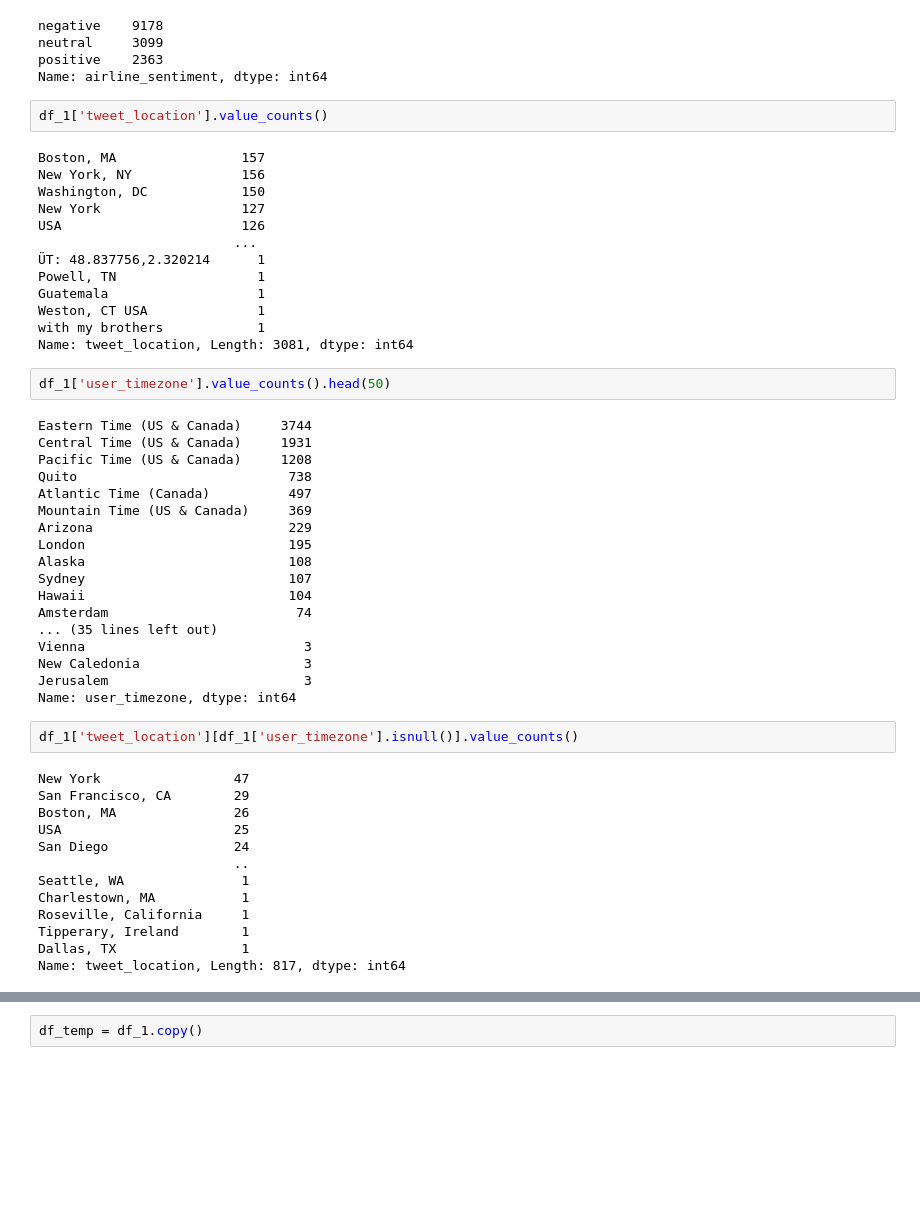
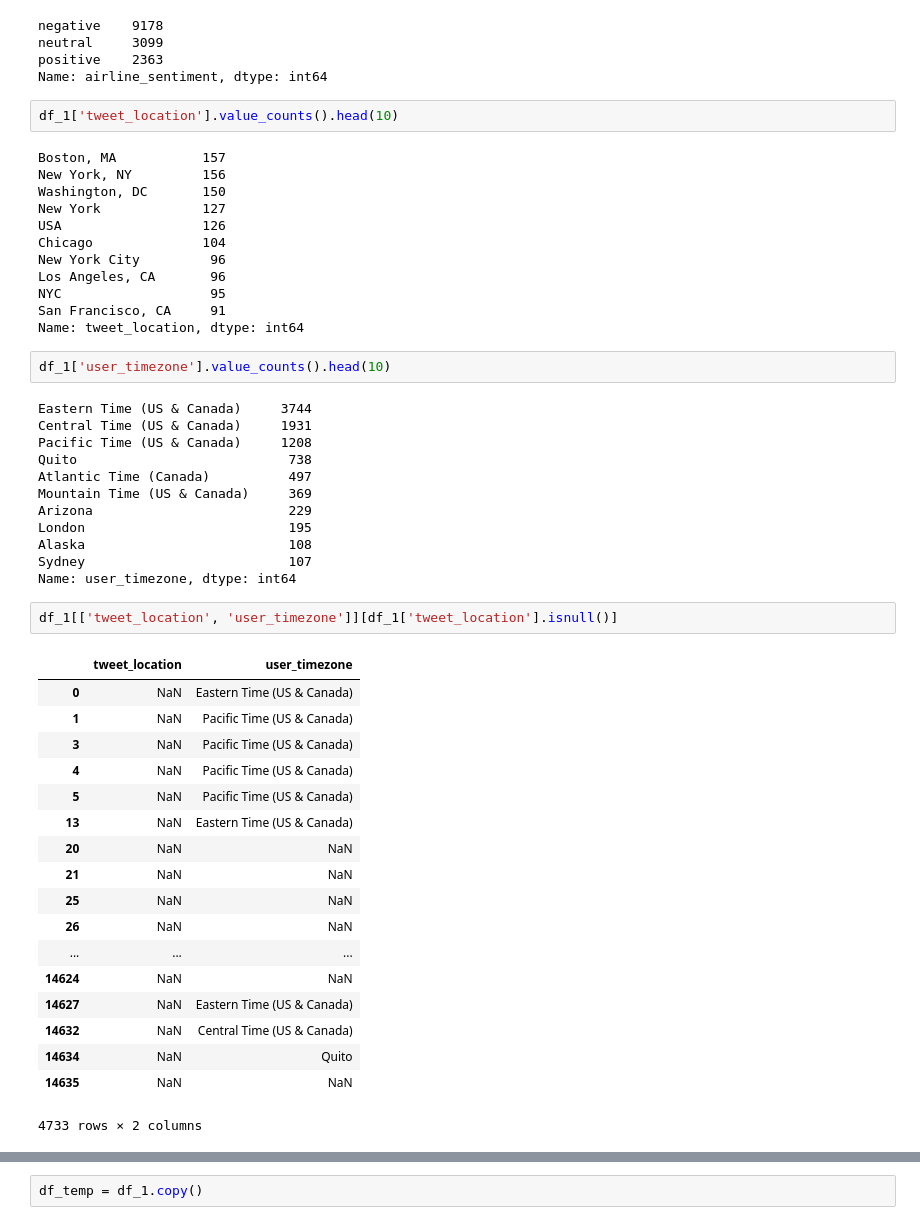
Before and after one commit to willjdew/Airline-Twitter-Sentiment, a Jupyter notebook: notebooks/Twitter_US_Airline_ Sentiment.ipynb, the cells around one changed output, grey strips where cells are left out. Saved outputs shown, nothing was run; the diff lists cells and outputs as text; blank space fills up the shorter version.

```diff
--- a/notebooks/Twitter_US_Airline_ Sentiment.ipynb
+++ b/notebooks/Twitter_US_Airline_ Sentiment.ipynb
@@ -81,22 +81,21 @@ neutral     3099
 positive    2363
 Name: airline_sentiment, dtype: int64
 # %%
-df_1['tweet_location'].value_counts()
+df_1['tweet_location'].value_counts().head(10)
 # %% [output]
-Boston, MA                157
-New York, NY              156
-Washington, DC            150
-New York                  127
-USA                       126
-                         ...
-ÜT: 48.837756,2.320214      1
-Powell, TN                  1
-Guatemala                   1
-Weston, CT USA              1
-with my brothers            1
-Name: tweet_location, Length: 3081, dtype: int64
+Boston, MA           157
+New York, NY         156
+Washington, DC       150
+New York             127
+USA                  126
+Chicago              104
+New York City         96
+Los Angeles, CA       96
+NYC                   95
+San Francisco, CA     91
+Name: tweet_location, dtype: int64
 # %%
-df_1['user_timezone'].value_counts().head(50)
+df_1['user_timezone'].value_counts().head(10)
 # %% [output]
 Eastern Time (US & Canada)     3744
 Central Time (US & Canada)     1931
@@ -108,26 +107,26 @@ Arizona                         229
 London                          195
 Alaska                          108
 Sydney                          107
-Hawaii                          104
-Amsterdam                        74
-... (35 lines left out)
-Vienna                            3
-New Caledonia                     3
-Jerusalem                         3
 Name: user_timezone, dtype: int64
 # %%
-df_1['tweet_location'][df_1['user_timezone'].isnull()].value_counts()
+df_1[['tweet_location', 'user_timezone']][df_1['tweet_location'].isnull()]
 # %% [output]
+|  | tweet_location | user_timezone |
+| 0 | NaN | Eastern Time (US & Canada) |
+| 1 | NaN | Pacific Time (US & Canada) |
+| 3 | NaN | Pacific Time (US & Canada) |
+| 4 | NaN | Pacific Time (US & Canada) |
+| 5 | NaN | Pacific Time (US & Canada) |
+| 13 | NaN | Eastern Time (US & Canada) |
+| 20 | NaN | NaN |
+| 21 | NaN | NaN |
+| 25 | NaN | NaN |
+| 26 | NaN | NaN |
+| ... | ... | ... |
+| 14624 | NaN | NaN |
+| 14627 | NaN | Eastern Time (US & Canada) |
+| 14632 | NaN | Central Time (US & Canada) |
+| 14634 | NaN | Quito |
+| 14635 | NaN | NaN |
-New York                 47
-San Francisco, CA        29
-Boston, MA               26
-USA                      25
-San Diego                24
-                         ..
-Seattle, WA               1
-Charlestown, MA           1
-Roseville, California     1
-Tipperary, Ireland        1
-Dallas, TX                1
-Name: tweet_location, Length: 817, dtype: int64
+4733 rows × 2 columns
 # %%
```
Also changed, not shown: parts of 8 cells of this notebook.
